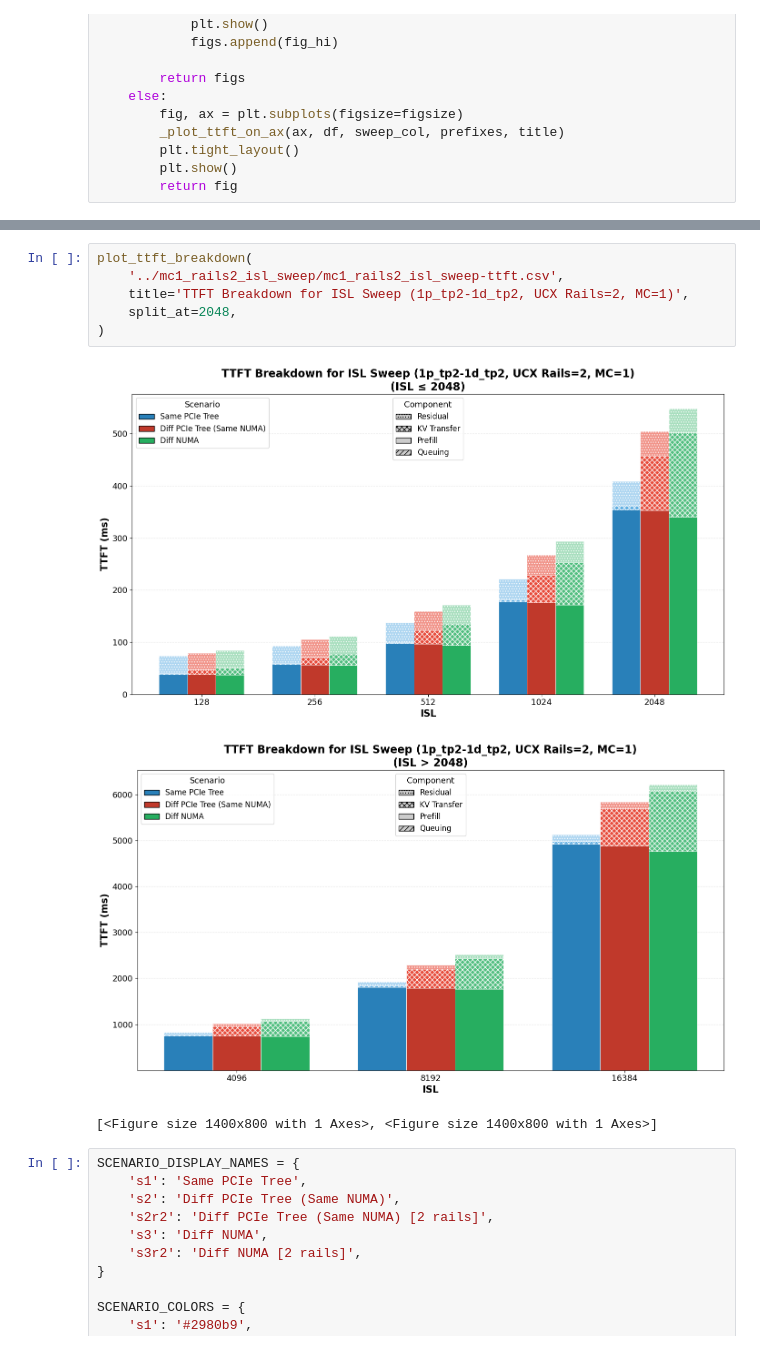
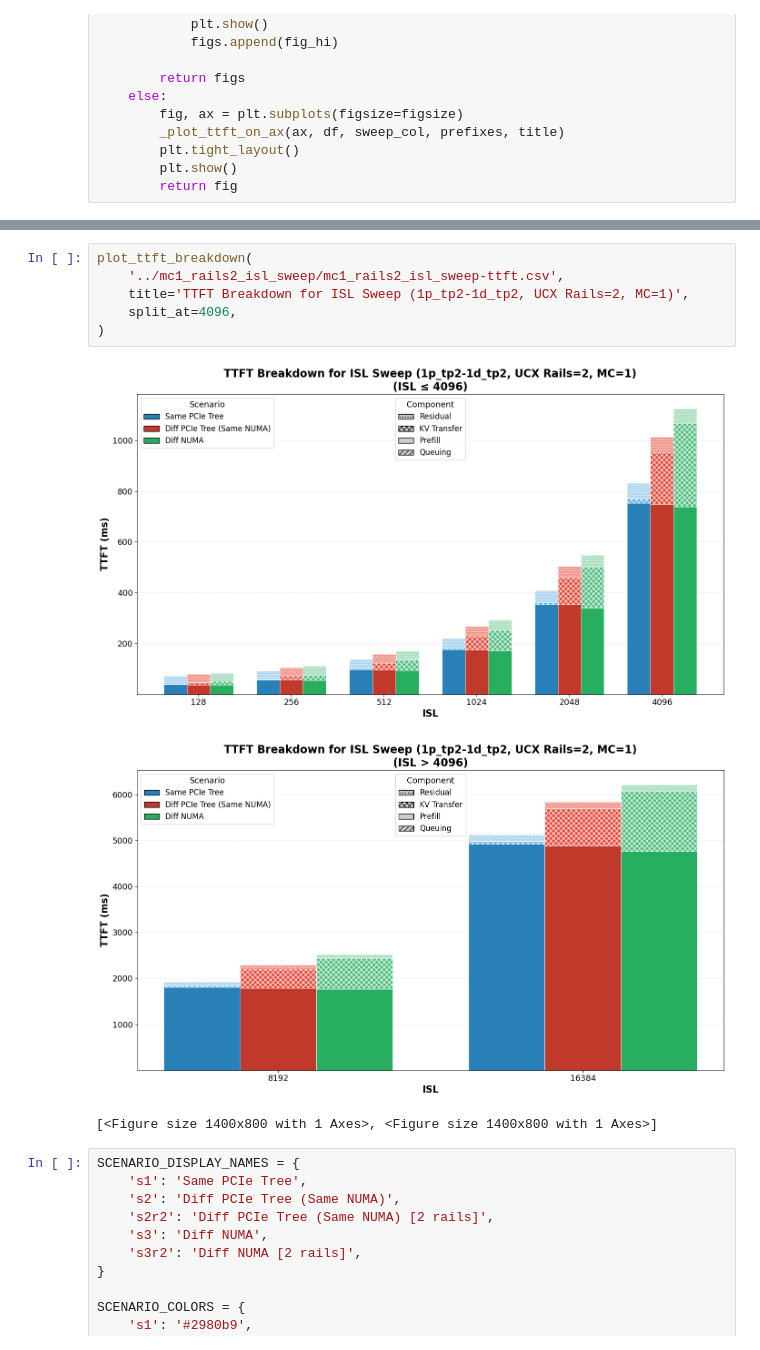
Before and after one commit to tlrmchlsmth/j-llm-d, a Jupyter notebook: glm-disagg-pcie/results/processed_data/plots/plots.ipynb, the cells around one changed output, grey strips where cells are left out. Saved outputs shown, nothing was run; the diff lists cells and outputs as text.

```diff
--- a/glm-disagg-pcie/results/processed_data/plots/plots.ipynb
+++ b/glm-disagg-pcie/results/processed_data/plots/plots.ipynb
@@ -153,12 +153,12 @@ plot_ttft_breakdown(
 # %%
 plot_ttft_breakdown(
     '../mc1_rails2_isl_sweep/mc1_rails2_isl_sweep-ttft.csv',
     title='TTFT Breakdown for ISL Sweep (1p_tp2-1d_tp2, UCX Rails=2, MC=1)',
-    split_at=2048,
+    split_at=4096,
 )
 # %% [output]
-[figure, old version]
+[figure, new version]
-[figure, old version]
+[figure, new version]
 [<Figure size 1400x800 with 1 Axes>, <Figure size 1400x800 with 1 Axes>]
 # %%
 SCENARIO_DISPLAY_NAMES = {
```
Also changed, not shown: parts of 6 cells of this notebook, 37 other files.
